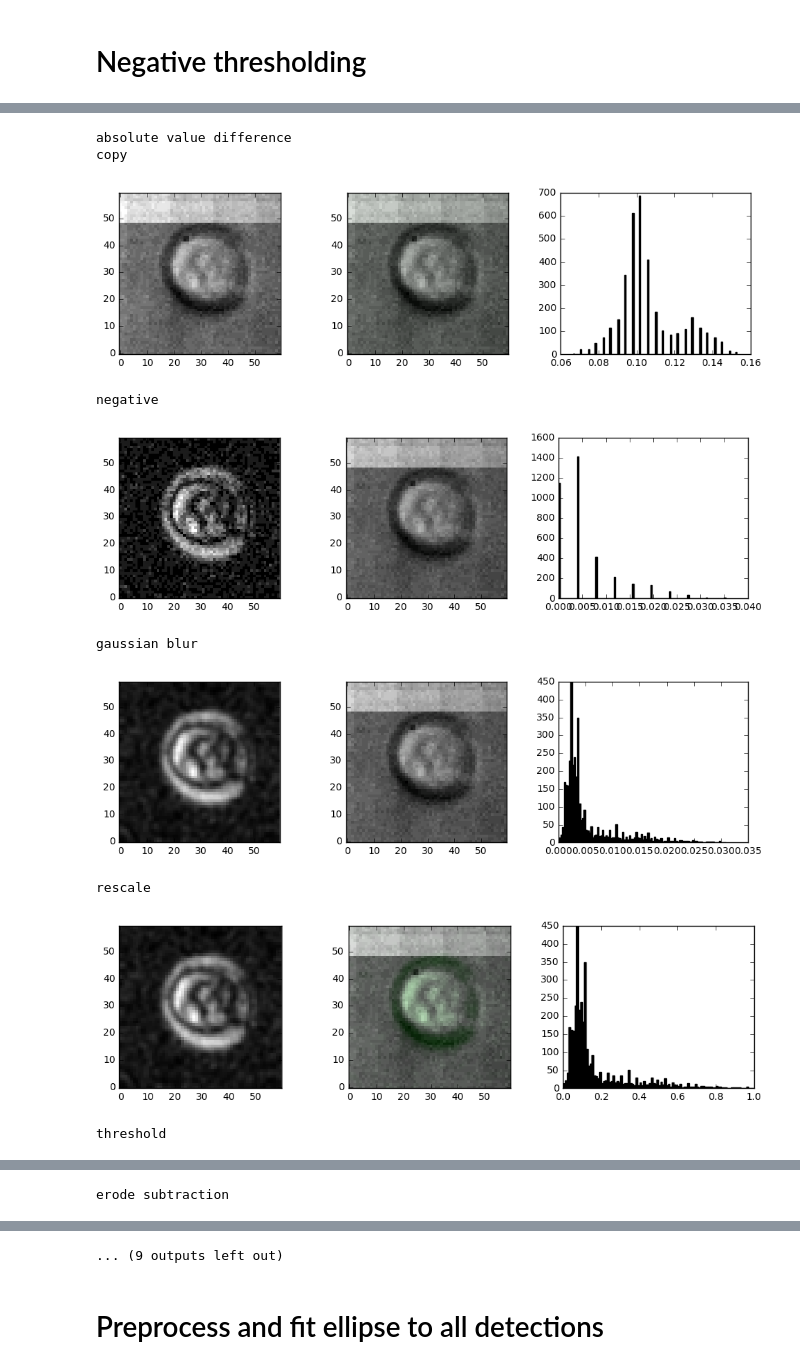
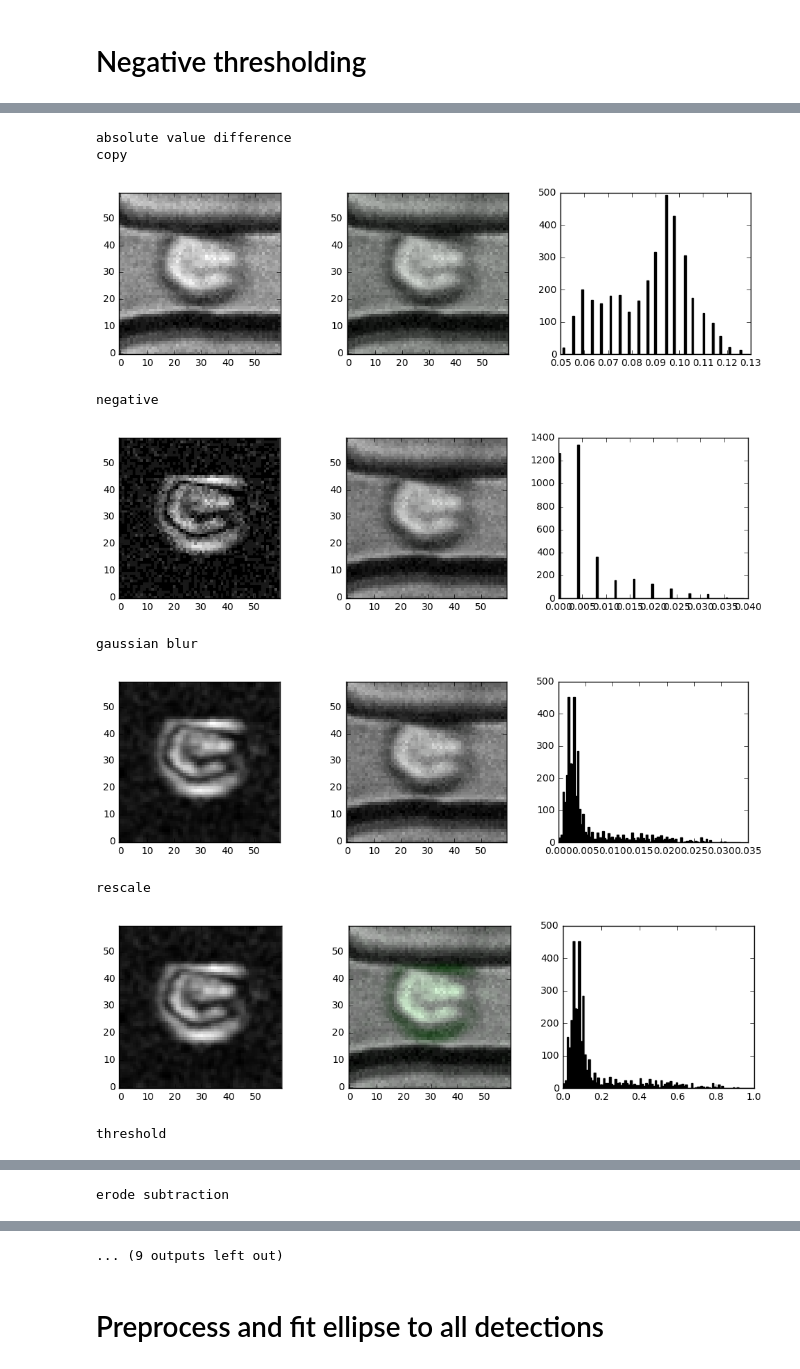
Before and after one commit to codycombs/cell_deformation, a Jupyter notebook: ellipse_fitting_tutorial.ipynb, the cells around one changed output, grey strips where cells are left out. Drawn from its saved outputs; the diff is of its cells as text; code cells hidden in the pictures.

```diff
--- a/ellipse_fitting_tutorial.ipynb
+++ b/ellipse_fitting_tutorial.ipynb
@@ -104,8 +105,8 @@ plt.show()
 [figure]
 # %%
 # Filter y
-max_yc = 5
-keep_indices = np.where(np.abs(yc_middles) <= max_yc)[0]
+yc_max = 5
+keep_indices = np.where(np.abs(yc_middles) <= yc_max)[0]
 oi_events = [oi_events[i] for i in keep_indices]
 # %% [markdown]
 # Find a good event
@@ -162,7 +163,7 @@ def plot_all(processed_frame, frame):
 # Negative thresholding
 # %%
 oi_event = oi_events[oi_index]
-detection = oi_event._detections[35]
+detection = oi_event._detections[60]
 raw_frame = oi_vid.get_frame(detection._tf)
 
 plt.imshow(raw_frame, cmap = 'gray', origin = 'lower')
@@ -201,8 +202,8 @@ plot_all(processed_frame, frame)
 
 # Blur
 print 'gaussian blur'
-window = (3,3)
-processed_frame = cv2.GaussianBlur(processed_frame, window, 0)
+blur_kernel = (3,3)
+processed_frame = cv2.GaussianBlur(processed_frame, blur_kernel, 0)
 plot_all(processed_frame, frame)
 
 # Rescale
@@ -212,7 +213,7 @@ plot_all(processed_frame, frame)
 
 # Threshold
 print 'threshold'
-threshold = .2
+threshold = .15
 processed_frame[processed_frame > threshold] = 1
 processed_frame[processed_frame <= threshold] = 0
 plot_all(processed_frame, frame)
@@ -251,7 +252,7 @@ plot_all(processed_frame, frame)
 
 
 
-# Dilate/erode subtraction
+# Erode subtraction
 print 'erode subtraction'
 processed_frame = processed_frame - scipy.ndimage.morphology.binary_erosion(processed_frame, iterations = 1)
 plot_all(processed_frame, frame)
@@ -267,38 +268,38 @@ ellipse_center = oi.get_ellipse_center(ellipse)
 ellipse_angle = oi.get_ellipse_angle_of_rotation(ellipse)
 ellipse_axes = oi.get_ellipse_axes_lengths(ellipse)
 
 
 
 ellipse_points = np.empty((100,2))
 for i in range(100):
     angle = i*2*np.pi/99.
     x = ellipse_axes[0]*np.cos(angle)
     y = ellipse_axes[1]*np.sin(angle)
     ellipse_points[i,1] = ellipse_center[0] + np.cos(ellipse_angle)*x - np.sin(ellipse_angle)*y
     ellipse_points[i,0] = ellipse_center[1] + np.sin(ellipse_angle)*x + np.cos(ellipse_angle)*y
 
 
 green_processed_frame = np.zeros((processed_frame.shape[0], processed_frame.shape[1], 3))
 green_processed_frame[:,:,1] = processed_frame
 
 
 
 plt.imshow(frame, cmap = 'gray', origin = 'lower', interpolation = 'none')
 plt.imshow(green_processed_frame, alpha = .15, origin = 'lower', interpolation = 'none')
 plt.plot(ellipse_points[:,0], ellipse_points[:,1], lw = 0.5, c = 'yellow')
 
 plt.xlim(0, frame.shape[1])
 plt.ylim(0, frame.shape[0])
 
 plt.show()
 # %% [output]
 absolute value difference
 copy
-[figure, old version]
+[figure, new version]
 negative
-[figure, old version]
+[figure, new version]
 gaussian blur
-[figure, old version]
+[figure, new version]
 rescale
-[figure, old version]
+[figure, new version]
 threshold
```
Also changed, not shown: parts of 11 cells of this notebook.
